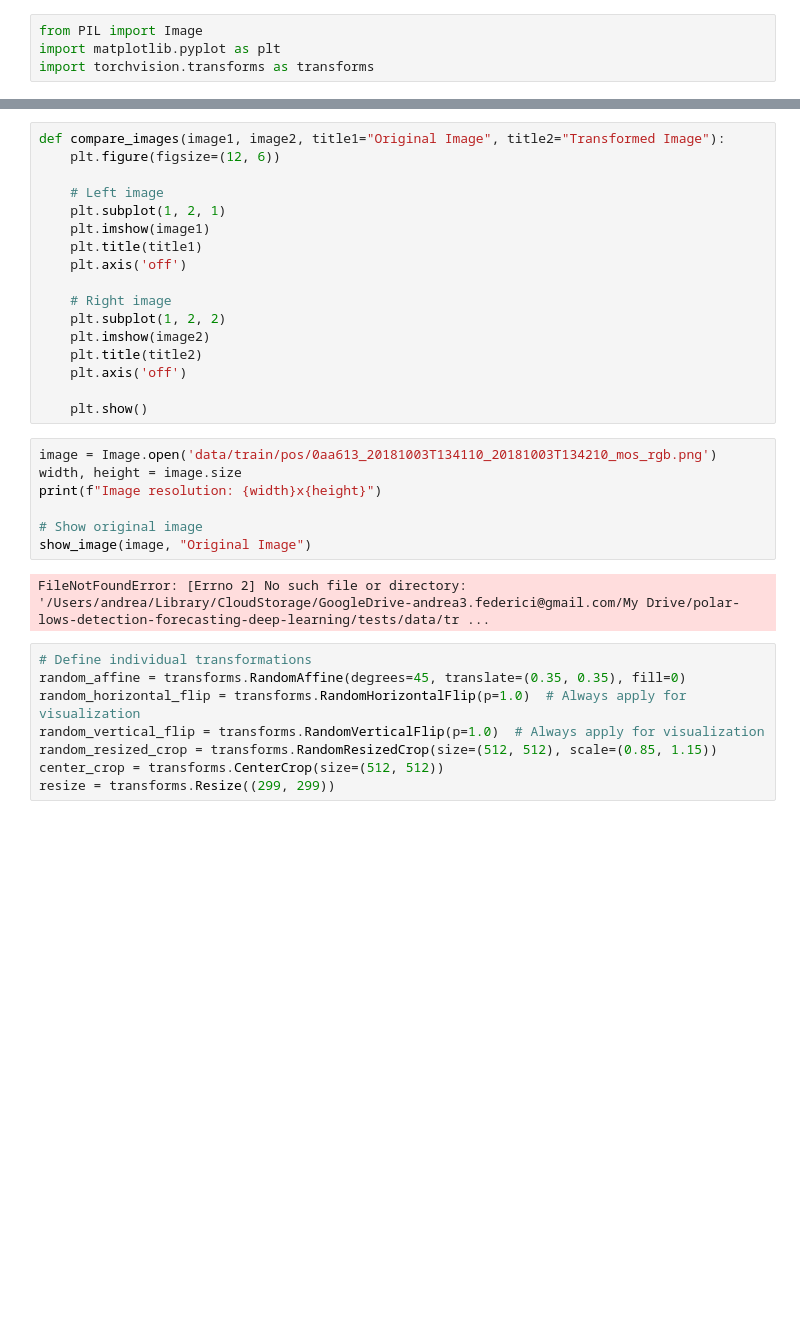
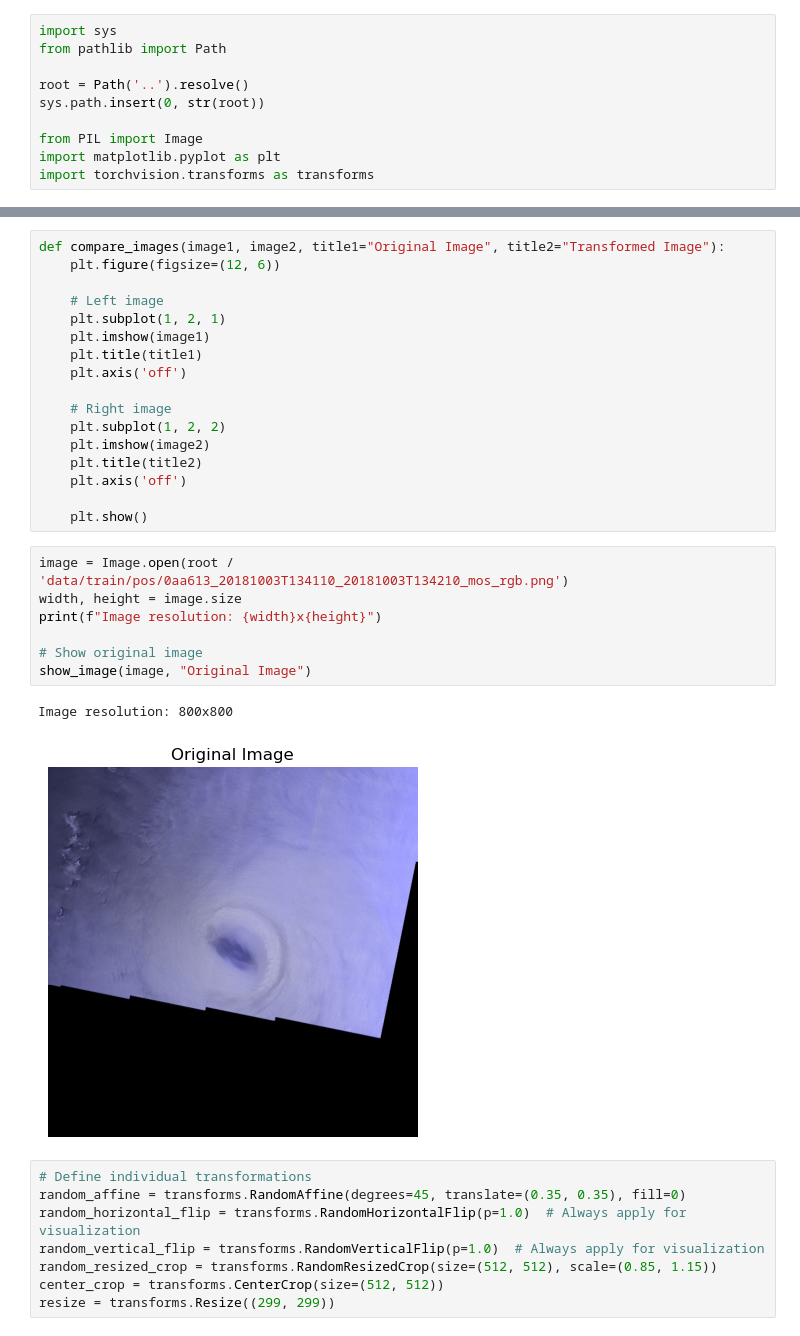
Before and after one commit to andrea-federici/wsss-polar-low-pseudolabels, a Jupyter notebook: additional_notebooks/transformation_tester.ipynb, the cells around one changed output, grey strips where cells are left out. Saved outputs shown, nothing was run; the diff lists cells and outputs as text; blank space fills up the shorter version.

```diff
--- a/additional_notebooks/transformation_tester.ipynb
+++ b/additional_notebooks/transformation_tester.ipynb
@@ -6,4 +6,10 @@ if 'google.colab' in str(get_ipython()):
 # %%
+import sys
+from pathlib import Path
+
+root = Path('..').resolve()
+sys.path.insert(0, str(root))
+
 from PIL import Image
 import matplotlib.pyplot as plt
 import torchvision.transforms as transforms
@@ -31,14 +37,15 @@ def compare_images(image1, image2, title1="Original Image", title2="Transformed
 
     plt.show()
 # %%
-image = Image.open('data/train/pos/0aa613_20181003T134110_20181003T134210_mos_rgb.png')
+image = Image.open(root / 'data/train/pos/0aa613_20181003T134110_20181003T134210_mos_rgb.png')
 width, height = image.size
 print(f"Image resolution: {width}x{height}")
 
 # Show original image
 show_image(image, "Original Image")
 # %% [output]
-FileNotFoundError: [Errno 2] No such file or directory: '/Users/andrea/Library/CloudStorage/GoogleDrive-andrea3.federici@gmail.com/My Drive/polar-lows-detection-forecasting-deep-learning/tests/data/tr ...
+Image resolution: 800x800
+[figure, added]
 # %%
 # Define individual transformations
 random_affine = transforms.RandomAffine(degrees=45, translate=(0.35, 0.35), fill=0)
```
Also changed, not shown: parts of 3 cells of this notebook, 3 other files.
